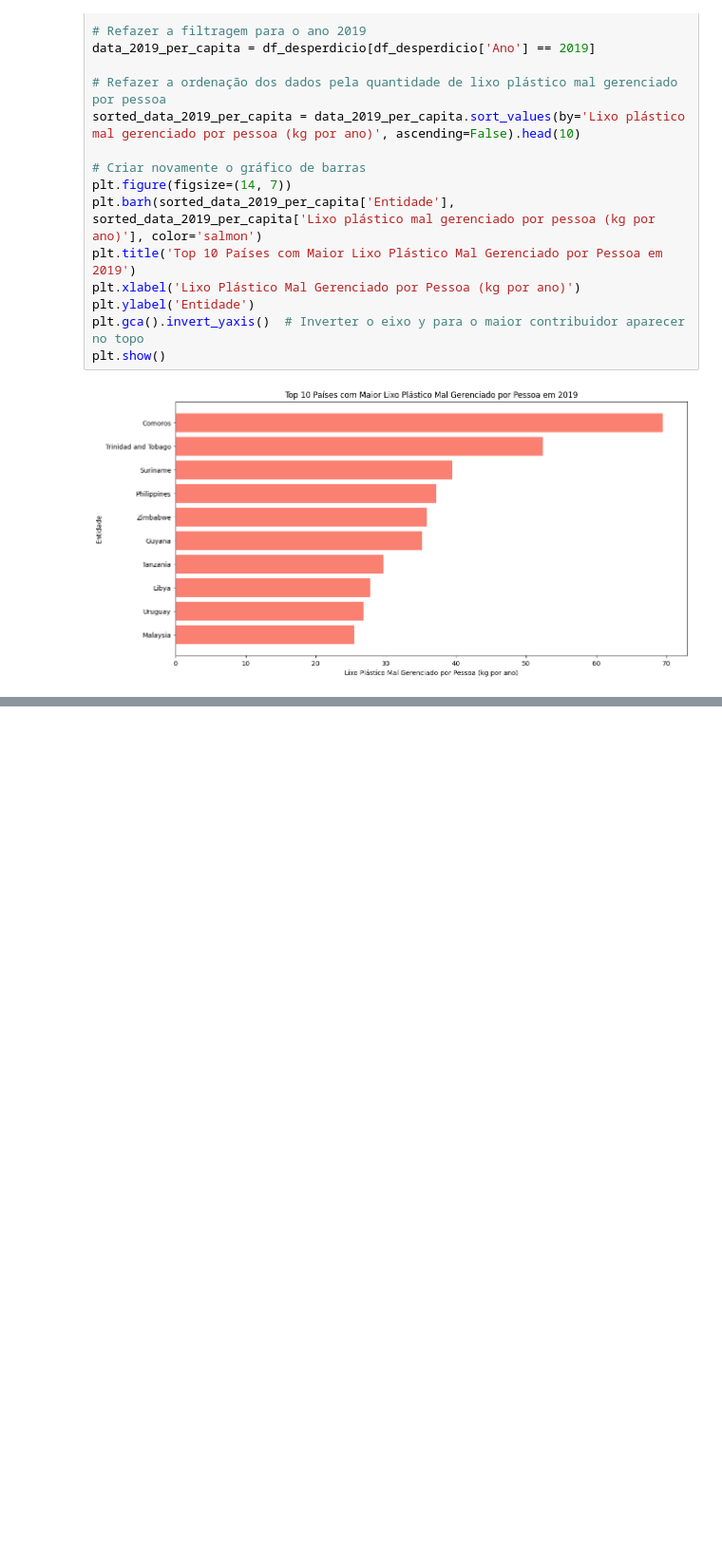
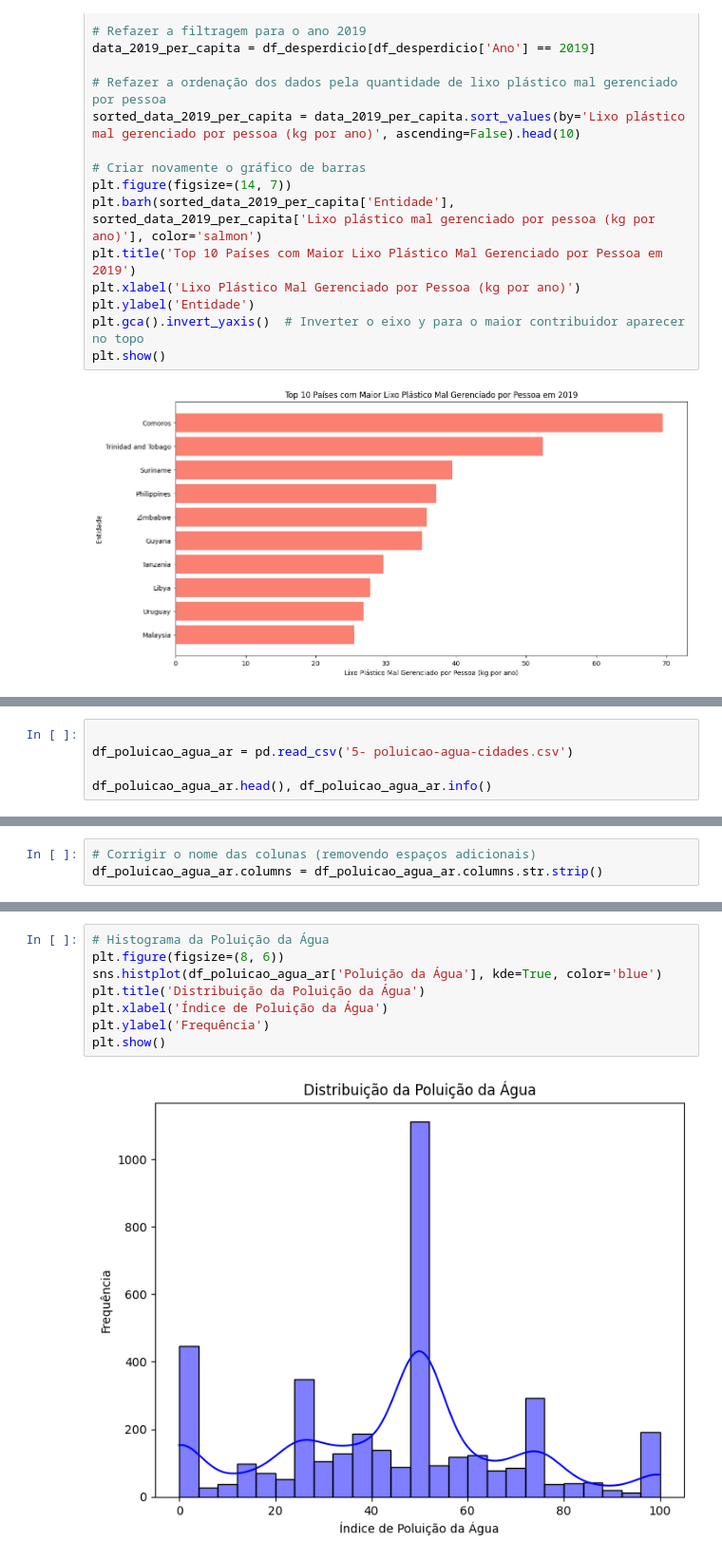
Before and after one commit to patinaomi/global-solutions, a Jupyter notebook: AI & Chatbot/producao_plastico.ipynb, the cells around one changed output, grey strips where cells are left out. Shown at 95% size. Saved outputs shown, nothing was run; the diff lists cells and outputs as text; blank space fills up the shorter version.

```diff
--- a/AI & Chatbot/producao_plastico.ipynb
+++ b/AI & Chatbot/producao_plastico.ipynb
@@ -427,0 +299,5 @@ Observamos que não há entidades comuns entre todos os conjuntos de dados, o qu
+# %%
+
+df_poluicao_agua_ar = pd.read_csv('5- poluicao-agua-cidades.csv')
+
+df_poluicao_agua_ar.head(), df_poluicao_agua_ar.info()
@@ -427,0 +335,3 @@ Observamos que não há entidades comuns entre todos os conjuntos de dados, o qu
+# %%
+# Corrigir o nome das colunas (removendo espaços adicionais)
+df_poluicao_agua_ar.columns = df_poluicao_agua_ar.columns.str.strip()
@@ -427,0 +365,10 @@ Observamos que não há entidades comuns entre todos os conjuntos de dados, o qu
+# %%
+# Histograma da Poluição da Água
+plt.figure(figsize=(8, 6))
+sns.histplot(df_poluicao_agua_ar['Poluição da Água'], kde=True, color='blue')
+plt.title('Distribuição da Poluição da Água')
+plt.xlabel('Índice de Poluição da Água')
+plt.ylabel('Frequência')
+plt.show()
+# %% [output]
+[figure, added]
```
Also changed, not shown: parts of 89 cells of this notebook, 8 other files.
